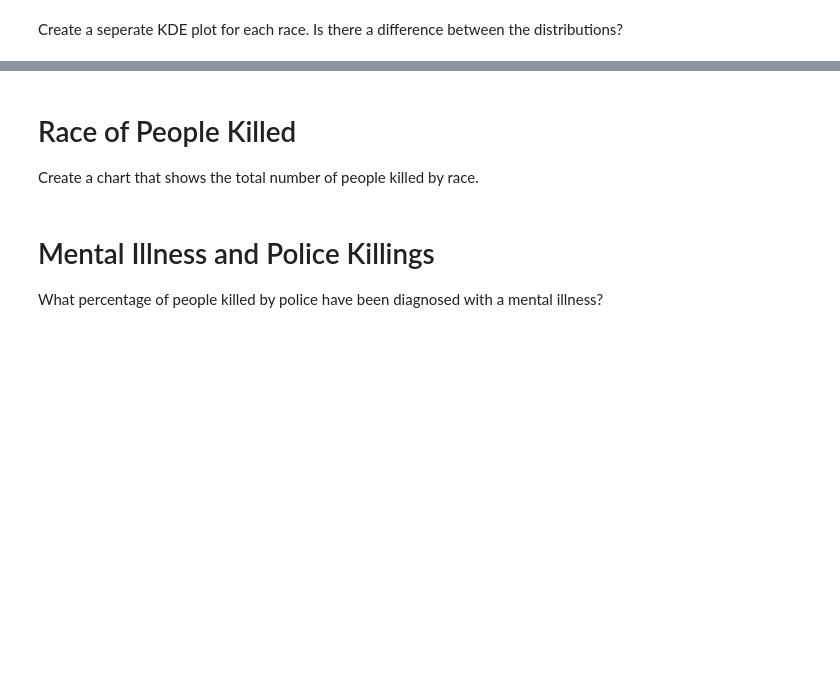
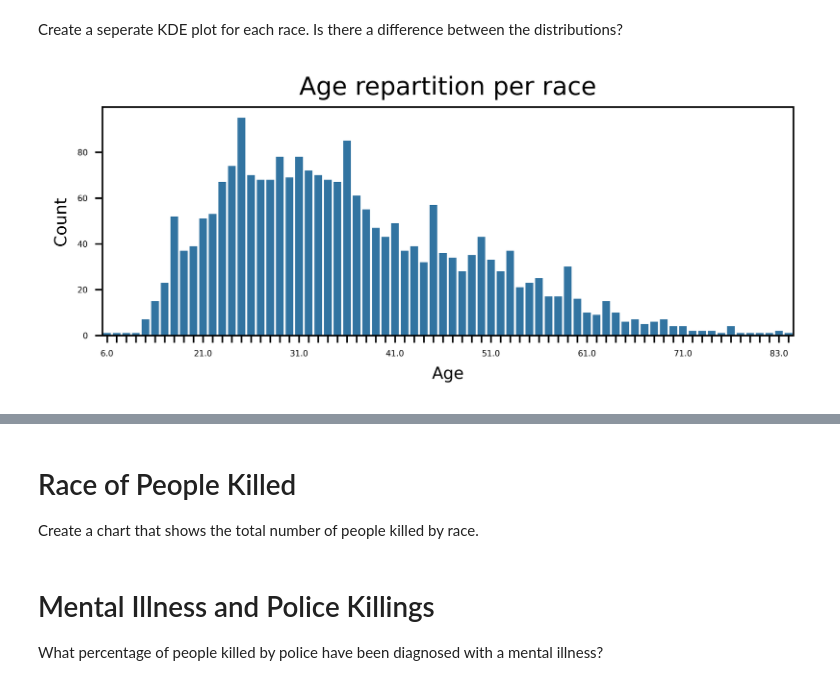
Before and after one commit to Bill-khk/Data-analysis, a Jupyter notebook: FatalForce/Fatal_Force.ipynb, the cells around one changed output, grey strips where cells are left out. Cells and saved outputs as stored; diff of their text form; code cells hidden in the pictures; blank space fills up the shorter version.

Commit message:
Data Analysis

```diff
--- a/FatalForce/Fatal_Force.ipynb
+++ b/FatalForce/Fatal_Force.ipynb
@@ -417,2 +432,21 @@ Create a histogram and KDE plot that shows the distribution of ages of the peopl
 # %% [markdown]
 Create a seperate KDE plot for each race. Is there a difference between the distributions?
+# %%
+fig8 = plt.figure(figsize=(6, 2), dpi=800)
+fig8 = sns.barplot(data=age_g,
+             x=age_g['age'],
+            y=age_g['count'])
+fig8.set_title('Age repartition per race')
+plt.xlabel('Age', fontsize=8)
+plt.ylabel('Count', fontsize=8)
+plt.xticks(fontsize=4)
+plt.yticks(fontsize=4)
+
+for ind, label in enumerate(fig8.get_xticklabels()):
+    if ind % 10 == 0:  # every 10th label is kept
+        label.set_visible(True)
+    else:
+        label.set_visible(False)
+plt.show()
+# %% [output]
+[figure, added]
```
Also changed, not shown: parts of 10 cells of this notebook.
